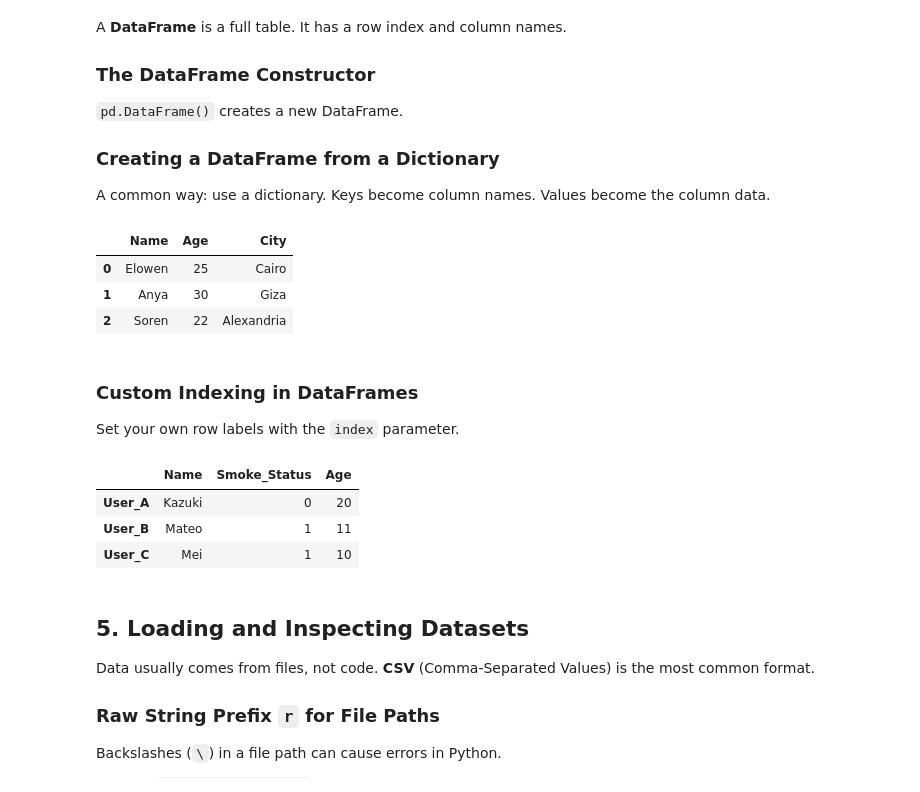
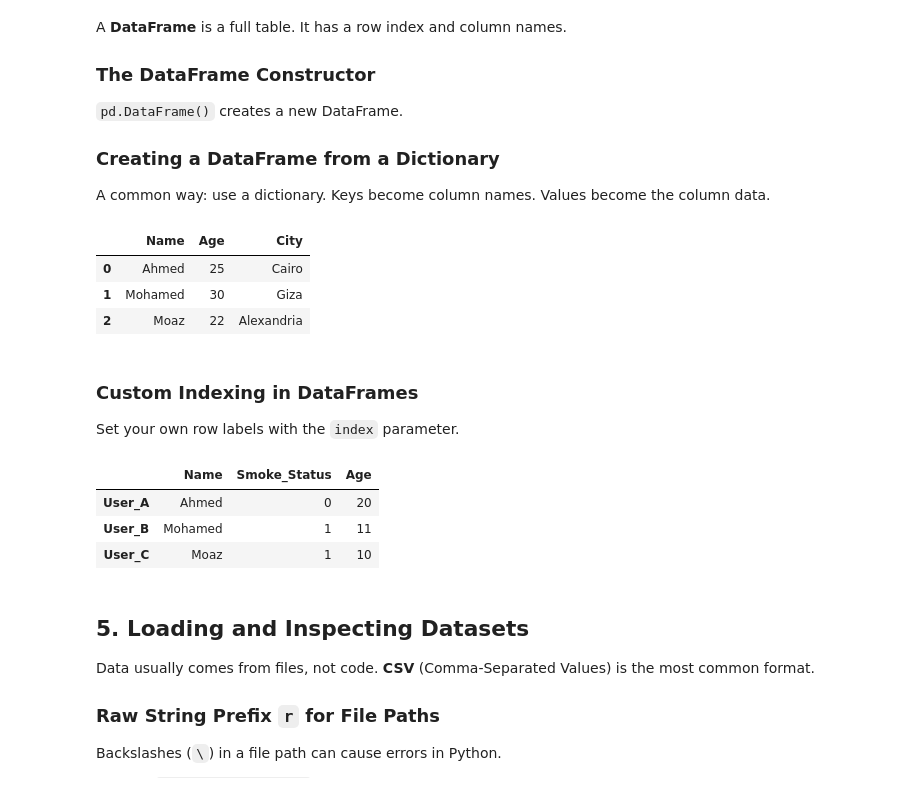
Before and after one commit to ahmed4mohamed4/machine_learning, a Jupyter notebook: 3_numpy_pandas_matplotlib/notebooks/pandas.ipynb, the cells around one changed output. Drawn from its saved outputs; the diff is of its cells as text; code cells hidden in the pictures.

```diff
--- a/3_numpy_pandas_matplotlib/notebooks/pandas.ipynb
+++ b/3_numpy_pandas_matplotlib/notebooks/pandas.ipynb
@@ -87,24 +87,24 @@ A common way: use a dictionary. Keys become column names. Values become the colu
 # %%
 # Create a DataFrame from a dictionary
 student_dict = {
-    "Name": ["Elowen", "Anya", "Soren"],
+    "Name": ["Ahmed", "Mohamed", "Moaz"],
     "Age": [25, 30, 22],
     "City": ["Cairo", "Giza", "Alexandria"]
 }
 df_students = pd.DataFrame(student_dict)
 df_students
 # %% [output]
 |  | Name | Age | City |
-| 0 | Elowen | 25 | Cairo |
-| 1 | Anya | 30 | Giza |
-| 2 | Soren | 22 | Alexandria |
+| 0 | Ahmed | 25 | Cairo |
+| 1 | Mohamed | 30 | Giza |
+| 2 | Moaz | 22 | Alexandria |
 # %% [markdown]
 ### Custom Indexing in DataFrames
 Set your own row labels with the `index` parameter.
 # %%
 # Create a DataFrame with custom index
 user_dict = {
-    "Name": ["Kazuki", "Mateo", "Mei"],
+    "Name": ["Ahmed", "Mohamed", "Moaz"],
     "Smoke_Status": [0, 1, 1],
     "Age": [20, 11, 10]
 }
@@ -112,9 +112,9 @@ df_users = pd.DataFrame(user_dict, index=["User_A", "User_B", "User_C"])
 df_users
 # %% [output]
 |  | Name | Smoke_Status | Age |
-| User_A | Kazuki | 0 | 20 |
-| User_B | Mateo | 1 | 11 |
-| User_C | Mei | 1 | 10 |
+| User_A | Ahmed | 0 | 20 |
+| User_B | Mohamed | 1 | 11 |
+| User_C | Moaz | 1 | 10 |
 # %% [markdown]
 ## 5. Loading and Inspecting Datasets
 
```
Also changed, not shown: parts of 8 cells of this notebook, 3 other files.
